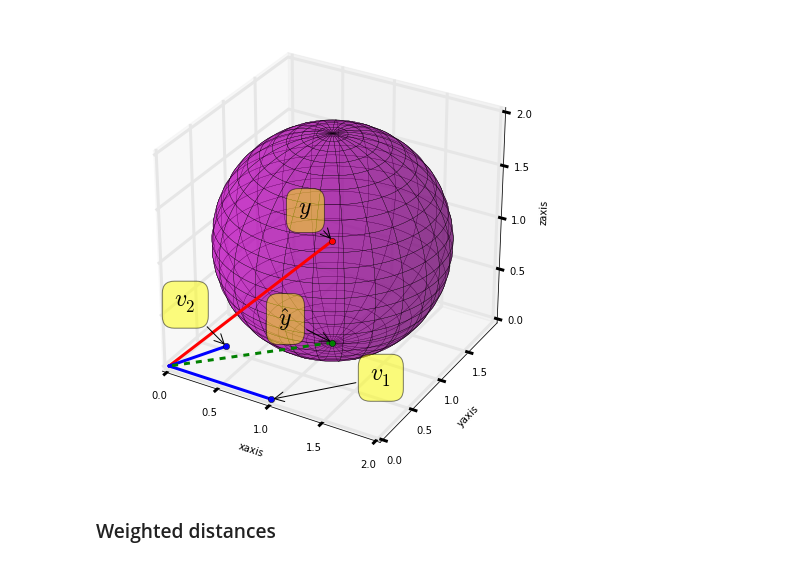
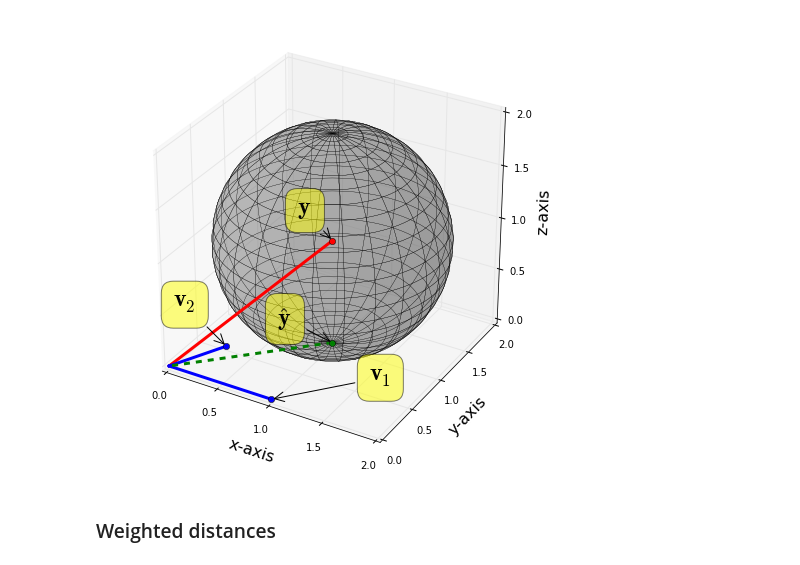
Before and after one commit to unpingco/Python-for-Signal-Processing, a Jupyter notebook: Projection_mdim.ipynb, the cells around one changed output. Drawn from its saved outputs; the diff is of its cells as text; code cells hidden in the pictures.

Commit message:
cleaned up graphics

```diff
--- a/Projection_mdim.ipynb
+++ b/Projection_mdim.ipynb
@@ -57,7 +82,6 @@ $$ \mathbf{V}^T \mathbf{y} = (\mathbf{V}^T \mathbf{V}) \boldsymbol{\alpha} $$
 # %%
 #http://stackoverflow.com/questions/10374930/matplotlib-annotating-a-3d-scatter-plot
 
-from mpl_toolkits.mplot3d import Axes3D
 from mpl_toolkits.mplot3d import proj3d
 import matplotlib.pyplot as plt
 import numpy as np
@@ -67,22 +91,24 @@ fig.set_size_inches([8,8])
 
 ax = fig.add_subplot(111, projection='3d')
 y = matrix([1,1,1]).T
-V = matrix([[1,0.25],
+V = matrix([[1,0.25], # columns are v_1, v_2
             [0,0.50],
             [0,0]])
 
-alpha=inv(V.T*V)*V.T*y
-yhat = V*alpha
+alpha=inv(V.T*V)*V.T*y # optimal coefficients
+P = V*inv(V.T*V)*V.T
+yhat = V*alpha         # approximant
 
 
-u = np.linspace(0, 2 * np.pi, 100)
+u = np.linspace(0, 2*np.pi, 100)
 v = np.linspace(0, np.pi, 100)
 
 xx = np.outer(np.cos(u), np.sin(v))
 yy = np.outer(np.sin(u), np.sin(v))
 zz = np.outer(np.ones(np.size(u)), np.cos(v))
 
-sphere=ax.plot_surface(xx+y[0,0], yy+y[1,0], zz+y[2,0],  rstride=4, cstride=4, color='m',alpha=0.5,lw=0.25)
+sphere=ax.plot_surface(xx+y[0,0], yy+y[1,0], zz+y[2,0],
+                       rstride=4, cstride=4, color='gray',alpha=0.3,lw=0.25)
 
 ax.plot3D([y[0,0],0],[y[1,0],0],[y[2,0],0],'r-',lw=3)
 ax.plot3D([y[0,0]],[y[1,0]],[y[2,0]],'ro')
@@ -98,7 +124,7 @@ ax.plot3D([yhat[0,0]],[yhat[1,0]],[yhat[2,0]],'go')
 
 x2, y2, _ = proj3d.proj_transform(y[0,0],y[1,0],y[2,0], ax.get_proj())
 ax.annotate(
-    "$y$",
+    "$\mathbf{y}$",
     xy = (x2, y2), xytext = (-20, 20), fontsize=24,
     textcoords = 'offset points', ha = 'right', va = 'bottom',
     bbox = dict(boxstyle = 'round,pad=0.5', fc = 'yellow', alpha = 0.5),
@@ -106,40 +132,41 @@ ax.annotate(
 
 x2, y2, _ = proj3d.proj_transform(yhat[0,0],yhat[1,0],yhat[2,0], ax.get_proj())
 ax.annotate(
-    "$\hat{y}$",
+    "$\hat{\mathbf{y}}$",
     xy = (x2, y2), xytext = (-40, 10), fontsize=24,
     textcoords = 'offset points', ha = 'right', va = 'bottom',
     bbox = dict(boxstyle = 'round,pad=0.5', fc = 'yellow', alpha = 0.5),
     arrowprops = dict(arrowstyle = '->', connectionstyle = 'arc3,rad=0'))
 
 x2, y2, _ = proj3d.proj_transform(V[0,0],V[1,0],V[2,0], ax.get_proj())
 ax.annotate(
-    "$v_1$",
+    "$\mathbf{v}_1$",
     xy = (x2, y2), xytext = (120, 10), fontsize=24,
     textcoords = 'offset points', ha = 'right', va = 'bottom',
     bbox = dict(boxstyle = 'round,pad=0.5', fc = 'yellow', alpha = 0.5),
     arrowprops = dict(arrowstyle = '->', connectionstyle = 'arc3,rad=0'))
 
 x2, y2, _ = proj3d.proj_transform(V[0,1],V[1,1],V[2,1], ax.get_proj())
 ax.annotate(
-    "$v_2$",
+    "$\mathbf{v}_2$",
     xy = (x2, y2), xytext = (-30, 30), fontsize=24,
     textcoords = 'offset points', ha = 'right', va = 'bottom',
     bbox = dict(boxstyle = 'round,pad=0.5', fc = 'yellow', alpha = 0.5),
     arrowprops = dict(arrowstyle = '->', connectionstyle = 'arc3,rad=0'))
 
 
 ax.set_xlim([0,2])
+ax.set_ylim([0,2])
 ax.set_zlim([0,2])
 ax.set_aspect(1)
-ax.set_xlabel('xaxis')
-ax.set_ylabel('yaxis')
-ax.set_zlabel('zaxis')
+ax.set_xlabel('x-axis',fontsize=16)
+ax.set_ylabel('y-axis',fontsize=16)
+ax.set_zlabel('z-axis',fontsize=16)
 
 
 plt.show()
 # %% [output]
-[figure, old version]
+[figure, new version]
 # %% [markdown]
 ### Weighted distances
 # %% [markdown]
```
Also changed, not shown: parts of 4 cells of this notebook.
